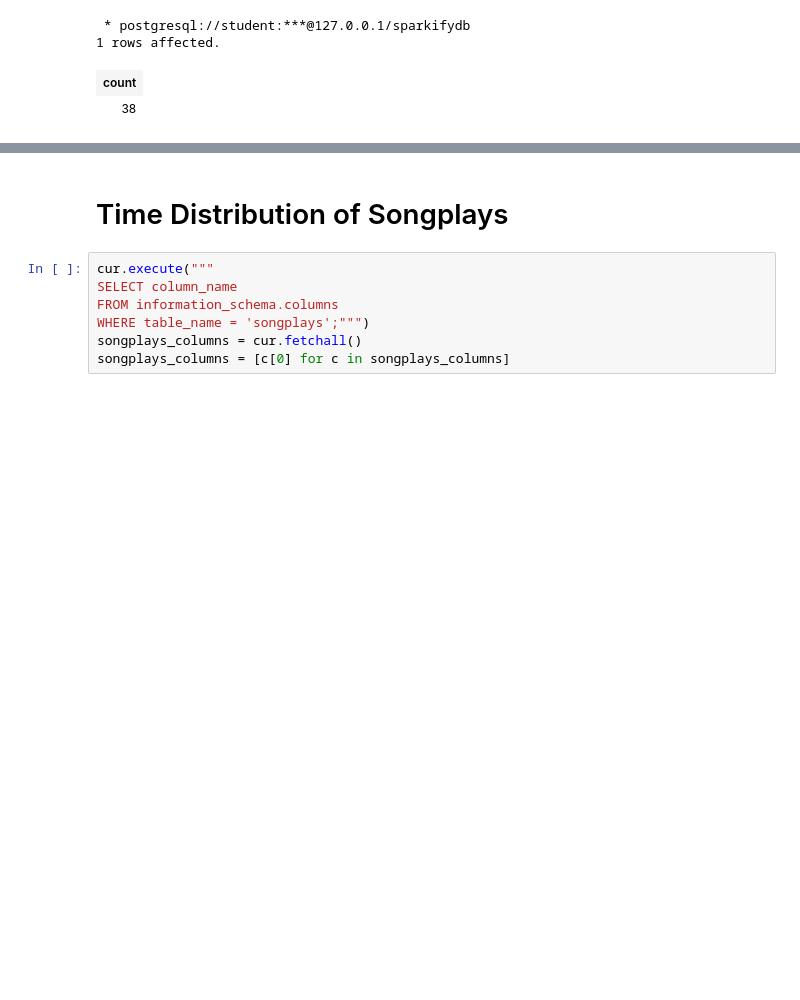
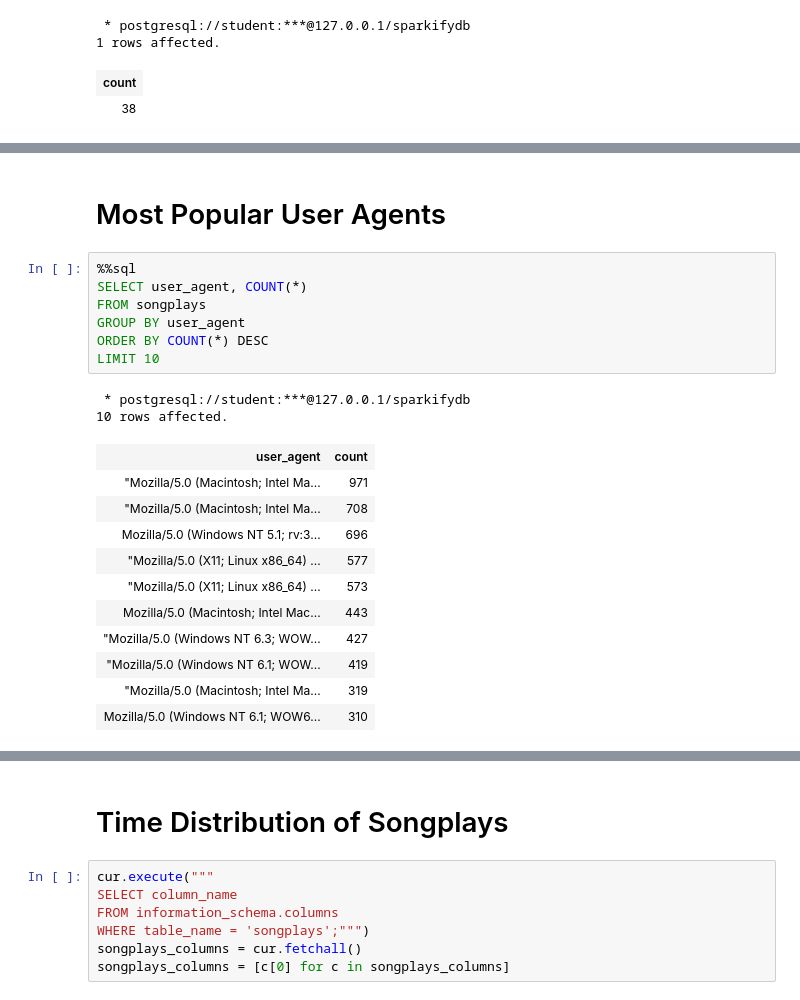
Before and after one commit to gsakhel/Data_Modeling_with_Postgres, a Jupyter notebook: analytics.ipynb, the cells around one changed output, grey strips where cells are left out. Saved outputs shown, nothing was run; the diff lists cells and outputs as text; blank space fills up the shorter version.

```diff
--- a/analytics.ipynb
+++ b/analytics.ipynb
@@ -32,0 +91,23 @@ cur = conn.cursor()
+# %% [markdown]
+# Most Popular User Agents
+# %%
+%%sql
+SELECT user_agent, COUNT(*)
+FROM songplays
+GROUP BY user_agent
+ORDER BY COUNT(*) DESC
+LIMIT 10
+# %% [output]
+ * postgresql://student:***@127.0.0.1/sparkifydb
+10 rows affected.
+| user_agent | count |
+| "Mozilla/5.0 (Macintosh; Intel Ma... | 971 |
+| "Mozilla/5.0 (Macintosh; Intel Ma... | 708 |
+| Mozilla/5.0 (Windows NT 5.1; rv:3... | 696 |
+| "Mozilla/5.0 (X11; Linux x86_64) ... | 577 |
+| "Mozilla/5.0 (X11; Linux x86_64) ... | 573 |
+| Mozilla/5.0 (Macintosh; Intel Mac... | 443 |
+| "Mozilla/5.0 (Windows NT 6.3; WOW... | 427 |
+| "Mozilla/5.0 (Windows NT 6.1; WOW... | 419 |
+| "Mozilla/5.0 (Macintosh; Intel Ma... | 319 |
+| Mozilla/5.0 (Windows NT 6.1; WOW6... | 310 |
```
Also changed, not shown: parts of 9 cells of this notebook.
